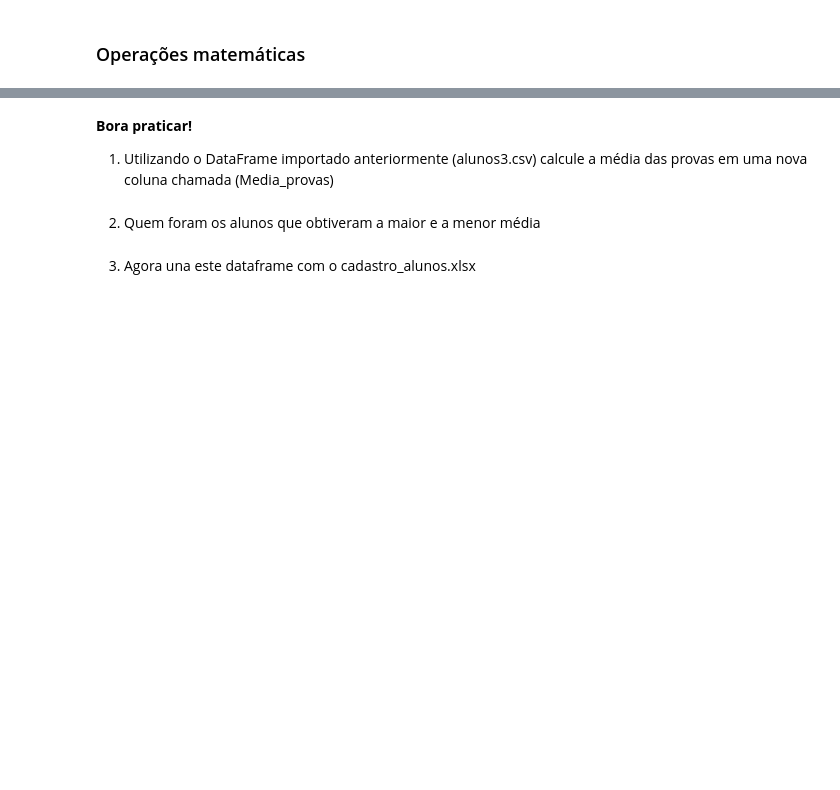
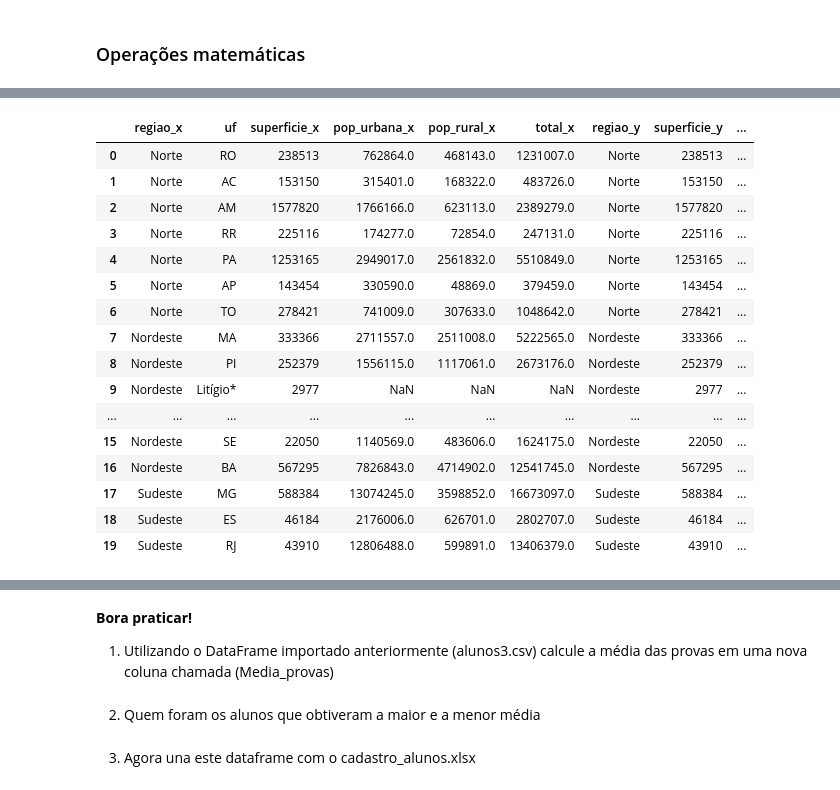
Before and after one commit to brunoissamo/Data4All, a Jupyter notebook: aula04-pandas.ipynb, the cells around one changed output, grey strips where cells are left out. Drawn from its saved outputs; the diff is of its cells as text; code cells hidden in the pictures; blank space fills up the shorter version.

```diff
--- a/aula04-pandas.ipynb
+++ b/aula04-pandas.ipynb
@@ -296,4 +768,4 @@ df.iloc[2, 2]
 # %%
 # definir a coluna uf como a coluna de índice
-df = df.set_index(['uf'])
+df = df_muni.set_index(['uf'])
 df.head()
@@ -386,6 +956,24 @@ df.head()
 # %%
-df_reg = df_muni.merge(df, left_on=['UF'], right_on=['uf'], how='left')
+df_reg = df_muni.merge(df, left_on=['uf'], right_on=['uf'], how='left')
 df_reg.head(20)
+# %% [output]
+|  | regiao_x | uf | superficie_x | pop_urbana_x | pop_rural_x | total_x | regiao_y | superficie_y | ... |
+| 0 | Norte | RO | 238513 | 762864.0 | 468143.0 | 1231007.0 | Norte | 238513 | ... |
+| 1 | Norte | AC | 153150 | 315401.0 | 168322.0 | 483726.0 | Norte | 153150 | ... |
+| 2 | Norte | AM | 1577820 | 1766166.0 | 623113.0 | 2389279.0 | Norte | 1577820 | ... |
+| 3 | Norte | RR | 225116 | 174277.0 | 72854.0 | 247131.0 | Norte | 225116 | ... |
+| 4 | Norte | PA | 1253165 | 2949017.0 | 2561832.0 | 5510849.0 | Norte | 1253165 | ... |
+| 5 | Norte | AP | 143454 | 330590.0 | 48869.0 | 379459.0 | Norte | 143454 | ... |
+| 6 | Norte | TO | 278421 | 741009.0 | 307633.0 | 1048642.0 | Norte | 278421 | ... |
+| 7 | Nordeste | MA | 333366 | 2711557.0 | 2511008.0 | 5222565.0 | Nordeste | 333366 | ... |
+| 8 | Nordeste | PI | 252379 | 1556115.0 | 1117061.0 | 2673176.0 | Nordeste | 252379 | ... |
+| 9 | Nordeste | Litígio* | 2977 | NaN | NaN | NaN | Nordeste | 2977 | ... |
+| ... | ... | ... | ... | ... | ... | ... | ... | ... | ... |
+| 15 | Nordeste | SE | 22050 | 1140569.0 | 483606.0 | 1624175.0 | Nordeste | 22050 | ... |
+| 16 | Nordeste | BA | 567295 | 7826843.0 | 4714902.0 | 12541745.0 | Nordeste | 567295 | ... |
+| 17 | Sudeste | MG | 588384 | 13074245.0 | 3598852.0 | 16673097.0 | Sudeste | 588384 | ... |
+| 18 | Sudeste | ES | 46184 | 2176006.0 | 626701.0 | 2802707.0 | Sudeste | 46184 | ... |
+| 19 | Sudeste | RJ | 43910 | 12806488.0 | 599891.0 | 13406379.0 | Sudeste | 43910 | ... |
 # %%
 # quero a média e o desvio padrão da população estimada por região
 df_reg.groupby('regiao').agg({'POPULAÇÃO ESTIMADA': ['mean', 'std', 'median']})
```
Also changed, not shown: parts of 76 cells of this notebook, 4 other files.
